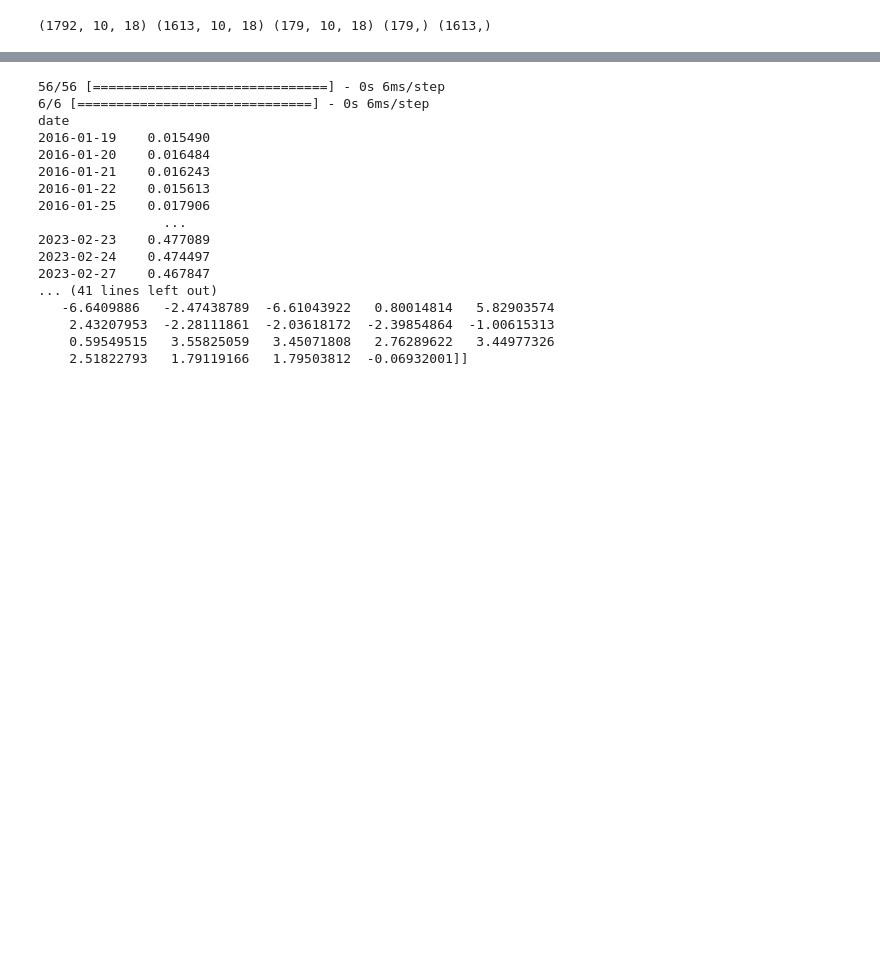
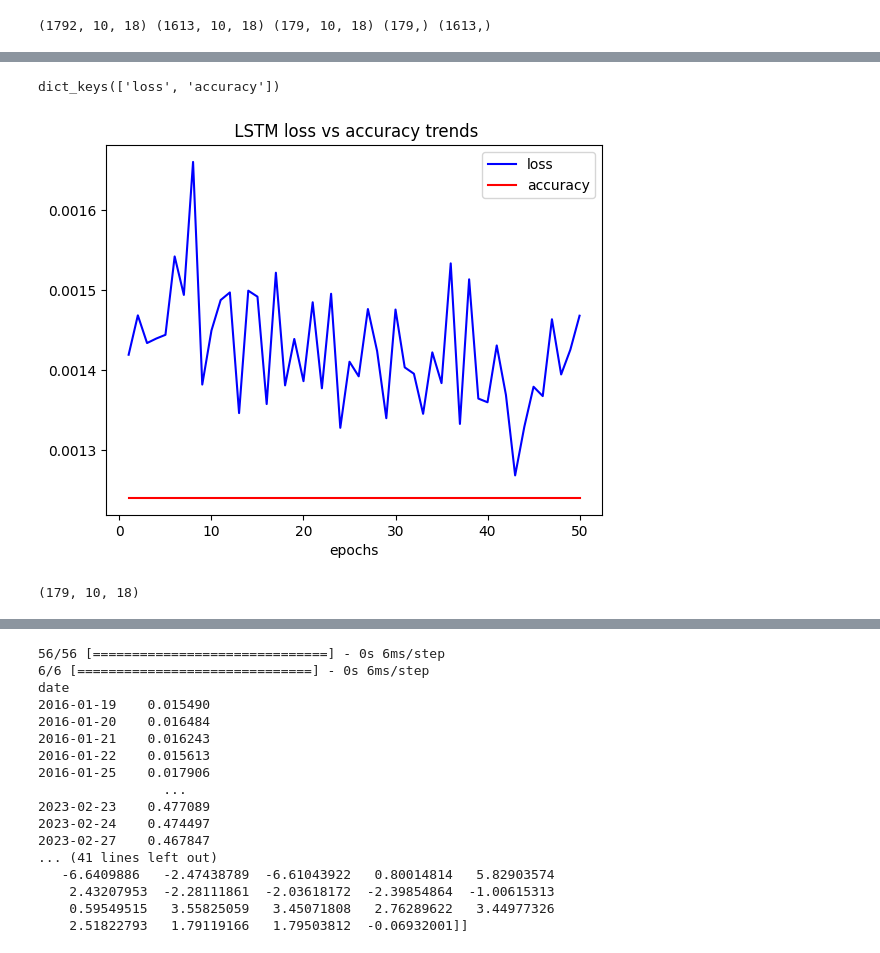
Before and after one commit to Adam-J-Green/BigData, a Jupyter notebook: Final_project_files/Copy_of_Train_model.ipynb, the cells around one changed output, grey strips where cells are left out. Drawn from its saved outputs; the diff is of its cells as text; code cells hidden in the pictures; blank space fills up the shorter version.

```diff
--- a/Final_project_files/Copy_of_Train_model.ipynb
+++ b/Final_project_files/Copy_of_Train_model.ipynb
@@ -45,7 +51,7 @@ Unpacking objects: 100% (44/44), 2.87 MiB | 5.75 MiB/s, done.
 # %%
 from os import listdir
 import pandas as pd
-path = '/content/BigData/Final_project_files/data'
+path = '/content/BigData/Final_project_files/data/'
 
 from sklearn.preprocessing import MinMaxScaler
 #Function to read in csv files and scale columns for data where scaling of predictions is eventually needed
@@ -182,7 +190,7 @@ def build_model(hp):
   model.add(Dense(units = 1, activation = 'sigmoid'))
 
   #compile the model
-  model.compile(loss = 'mean_squared_error', optimizer = Adam(lr = LR), metrics = ['mean_squared_error'])
+  model.compile(loss = 'mean_squared_error', optimizer = Adam(lr = LR), metrics = ['accuracy'])
 
   return model
 
@@ -199,7 +207,7 @@ tune = keras_tuner.RandomSearch(build_model, objective = 'val_loss', max_trials
 tune.search(X_train, y_train, epochs = 200, batch_size = 20, validation_data = (X_test, y_test), callbacks = [LR_decay, Early_stop])
 
 LSTM_model = tune.get_best_models()[0]
-LSTM_model.save('/content/BigData/Final_project_files/main_models/LSTM_model1.h5')
+LSTM_model.save('main_models/LSTM_model1.h5')
 hyperparameters = tune.get_best_hyperparameters()[0]
 print(hyperparameters.values)
 # %% [output]
@@ -211,0 +231,2 @@ Total elapsed time: 00h 37m 53s
+# %%
+history= LSTM_model.fit(X_train, y_train, epochs=50, batch_size= 10)
@@ -211,0 +251,16 @@ Total elapsed time: 00h 37m 53s
+# %%
+history.history.keys()
+# %% [output]
+dict_keys(['loss', 'accuracy'])
+# %%
+import matplotlib.pyplot as plt
+x=np.arange(1,51, 1)
+plt.plot(x,history.history['loss'], "b", label= "loss")
+plt.plot(x,history.history['accuracy'], "r", label= "accuracy")
+
+plt.title(" LSTM loss vs accuracy trends")
+plt.xlabel('epochs')
+plt.legend()
+plt.show()
+# %% [output]
+[figure, added]
@@ -211,0 +274,4 @@ Total elapsed time: 00h 37m 53s
+# %%
+X_test.shape
+# %% [output]
+(179, 10, 18)
```
Also changed, not shown: parts of 40 cells of this notebook.
